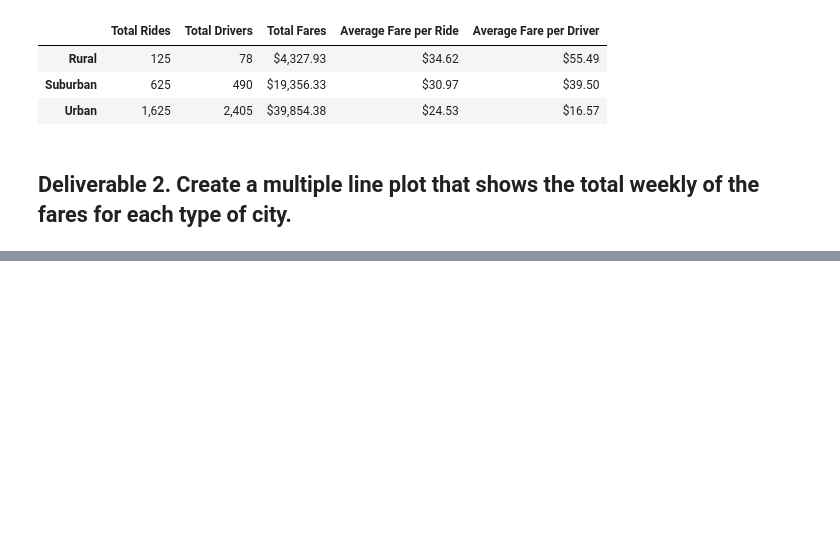
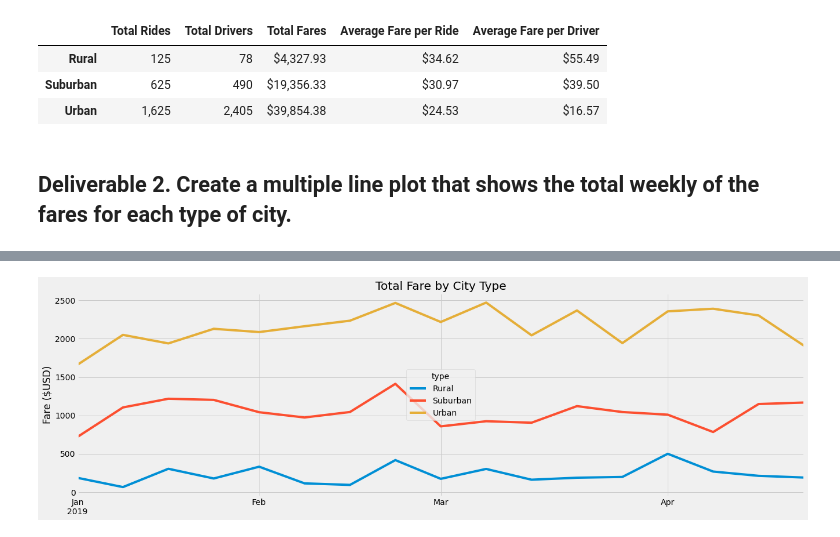
Before and after one commit to TylerTies/PyBer_Analysis, a Jupyter notebook: PyBer_Challenge.ipynb, the cells around one changed output, grey strips where cells are left out. Saved outputs shown, nothing was run; the diff lists cells and outputs as text; code cells hidden in the pictures; blank space fills up the shorter version.

```diff
--- a/PyBer_Challenge.ipynb
+++ b/PyBer_Challenge.ipynb
@@ -127,5 +152,8 @@ pyber_summary_df
 # %%
 # 4. Create a pivot table with the 'date' as the index, the columns ='type', and values='fare'
 # to get the total fares for each type of city by the date.
+total_fares_per_date_pivot = total_fares_per_date_df.pivot(index="date", columns="type", values="fare")
 # %%
-# 5. Create a new DataFrame from the pivot table DataFrame using loc on the given dates, '2019-01-01':'2019-04-29'.
+# 5. Create a new DataFrame from the pivot table DataFrame using loc on the given dates, '2019-01-01':'2019-04-28'.
+jan_apr_2019_fare_df = total_fares_per_date_pivot.loc['2019-01-01':'2019-04-28']
+jan_apr_2019_fare_df
@@ -132,5 +175,5 @@ pyber_summary_df
 # %%
 # 6. Set the "date" index to datetime datatype. This is necessary to use the resample() method in Step 8.
-# df.index = pd.to_datetime(df.index)
+jan_apr_2019_fare_df.index = pd.to_datetime(jan_apr_2019_fare_df.index)
 # %%
 # 7. Check that the datatype for the index is datetime using df.info()
@@ -137,2 +192,4 @@ pyber_summary_df
 # %%
 # 8. Create a new DataFrame using the "resample()" function by week 'W' and get the sum of the fares for each week.
+total_fares_by_week_df = jan_apr_2019_fare_df.resample('W').sum()
+total_fares_by_week_df
@@ -139,7 +216,21 @@ pyber_summary_df
 # %%
 # 8. Using the object-oriented interface method, plot the resample DataFrame using the df.plot() function.
 
 # Import the style from Matplotlib.
 from matplotlib import style
 # Use the graph style fivethirtyeight.
 style.use('fivethirtyeight')
+
+total_fares_by_week_df.plot(figsize=(20, 6))
+
+
+plt.ylabel('Fare ($USD)')
+plt.xlabel('')
+plt.title("Total Fare by City Type")
+
+plt.legend(title="type", loc="center")
+
+plt.savefig("analysis/PyBer_fare_summary.png")
+plt.show()
+# %% [output]
+[figure, added]
```
Also changed, not shown: parts of 6 cells of this notebook.
